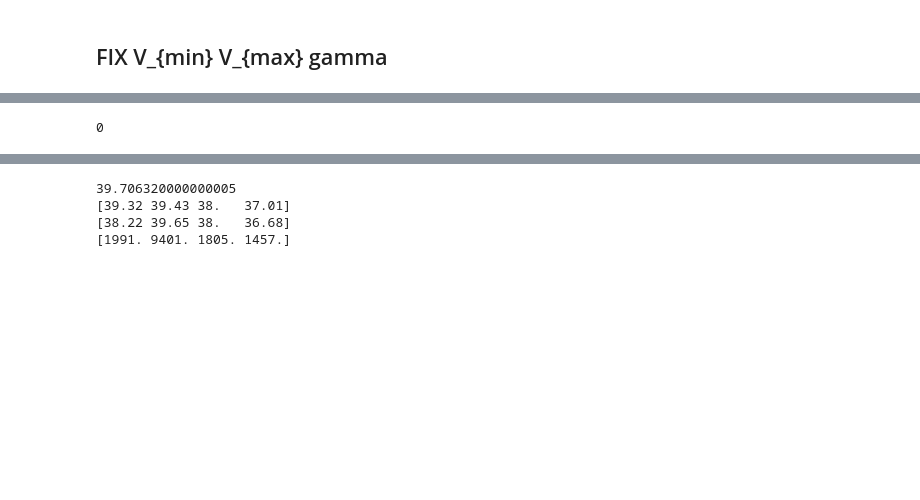
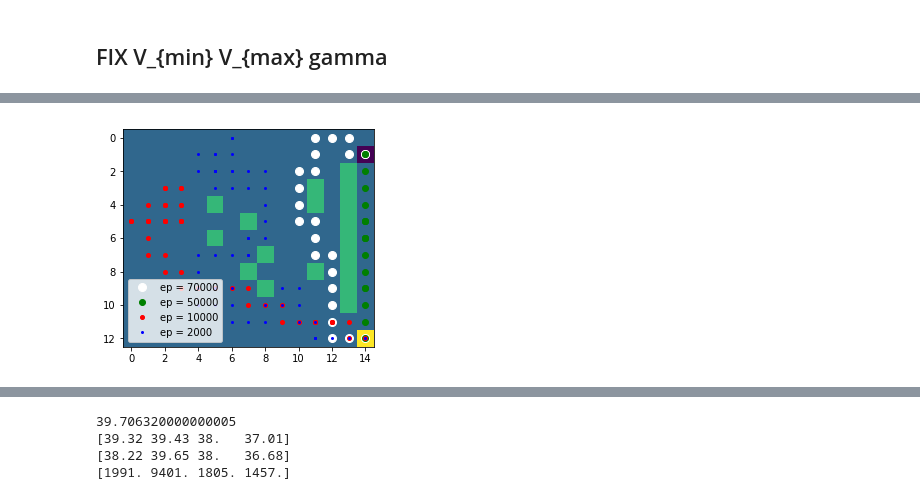
Before and after one commit to Rkeramati/cvar, a Jupyter notebook: analysis/Analysis.ipynb, the cells around one changed output, grey strips where cells are left out. Saved outputs shown, nothing was run; the diff lists cells and outputs as text; code cells hidden in the pictures; blank space fills up the shorter version.

```diff
--- a/analysis/Analysis.ipynb
+++ b/analysis/Analysis.ipynb
@@ -443,4 +490,0 @@ rep = pickle.load(open('Navres/opt_c_100_replay_replay.p', 'rb'))
-# %%
-np.sum(rep['states'] == 183)
-# %% [output]
-0
@@ -461,3 +491,8 @@ def CVaR_policy(p, x, alpha, N=20, Vmax=60, Vmin=-50, nAtoms=51, nA=4):
+# %%
+name = '../results/Nav2DSmall/opt_%d_trail_%d_episode_%d.p'
+draw(name, world, 0.25, opt=1, trial=2, episodes=[70000, 50000, 10000, 2000])
+# %% [output]
+[figure, added]
 # %%
 mat = np.zeros((world.maxX, world.maxY))
 for x in range(world.maxX):
```
Also changed, not shown: parts of 16 cells of this notebook, 1 other file.
